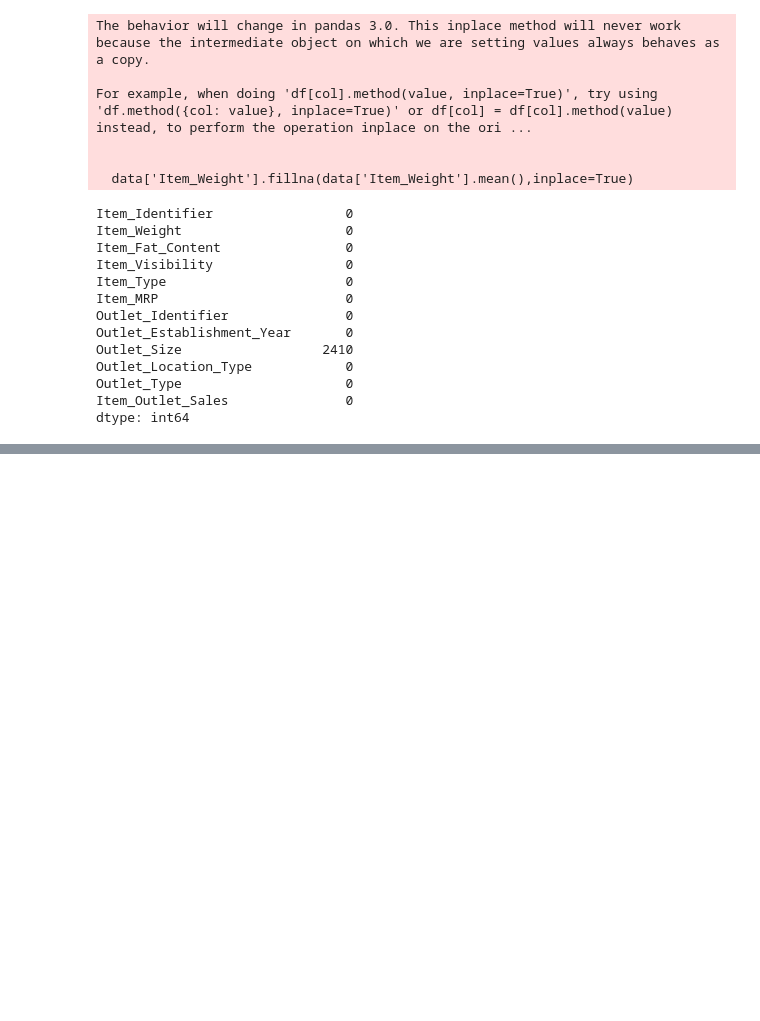
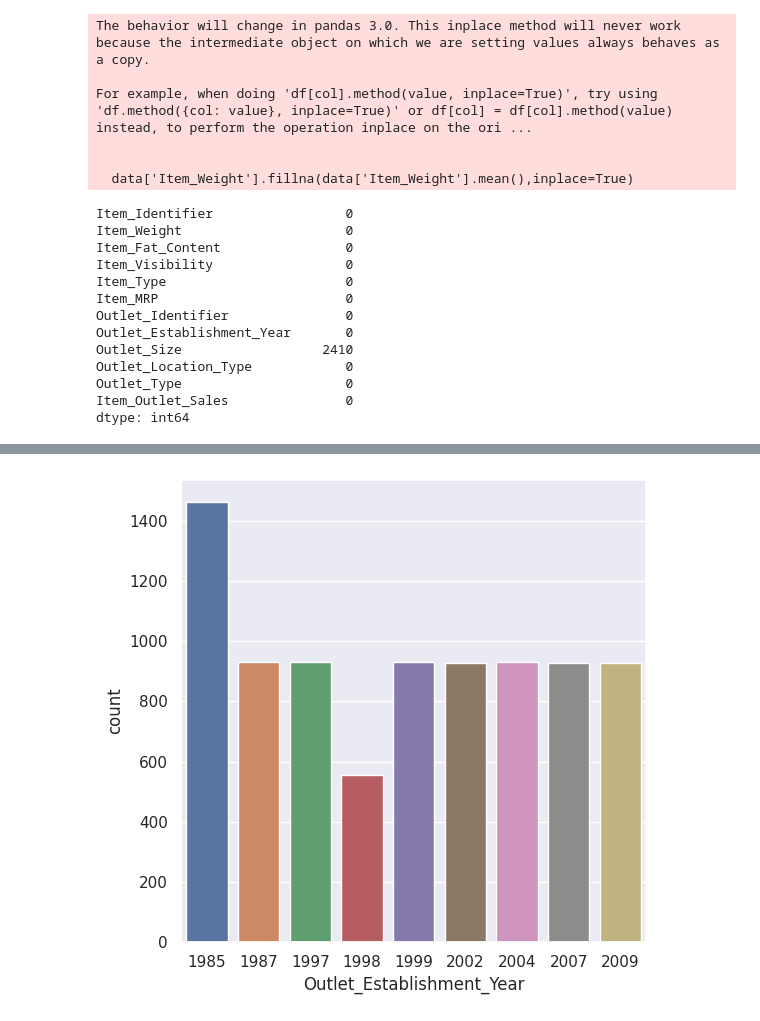
Before and after one commit to najnin26/ML_Algo_Implement, a Jupyter notebook: Regression/big-mart-sales-prediction.ipynb, the cells around one changed output, grey strips where cells are left out. Cells and saved outputs as stored; diff of their text form; code cells hidden in the pictures; blank space fills up the shorter version.

```diff
--- a/Regression/big-mart-sales-prediction.ipynb
+++ b/Regression/big-mart-sales-prediction.ipynb
@@ -134,0 +268,6 @@ dtype: int64
+# %%
+plt.figure(figsize=(6,6))
+sns.countplot(x='Outlet_Establishment_Year',data=data)
+plt.show()
+# %% [output]
+[figure, added]
```
Also changed, not shown: parts of 21 cells of this notebook.
